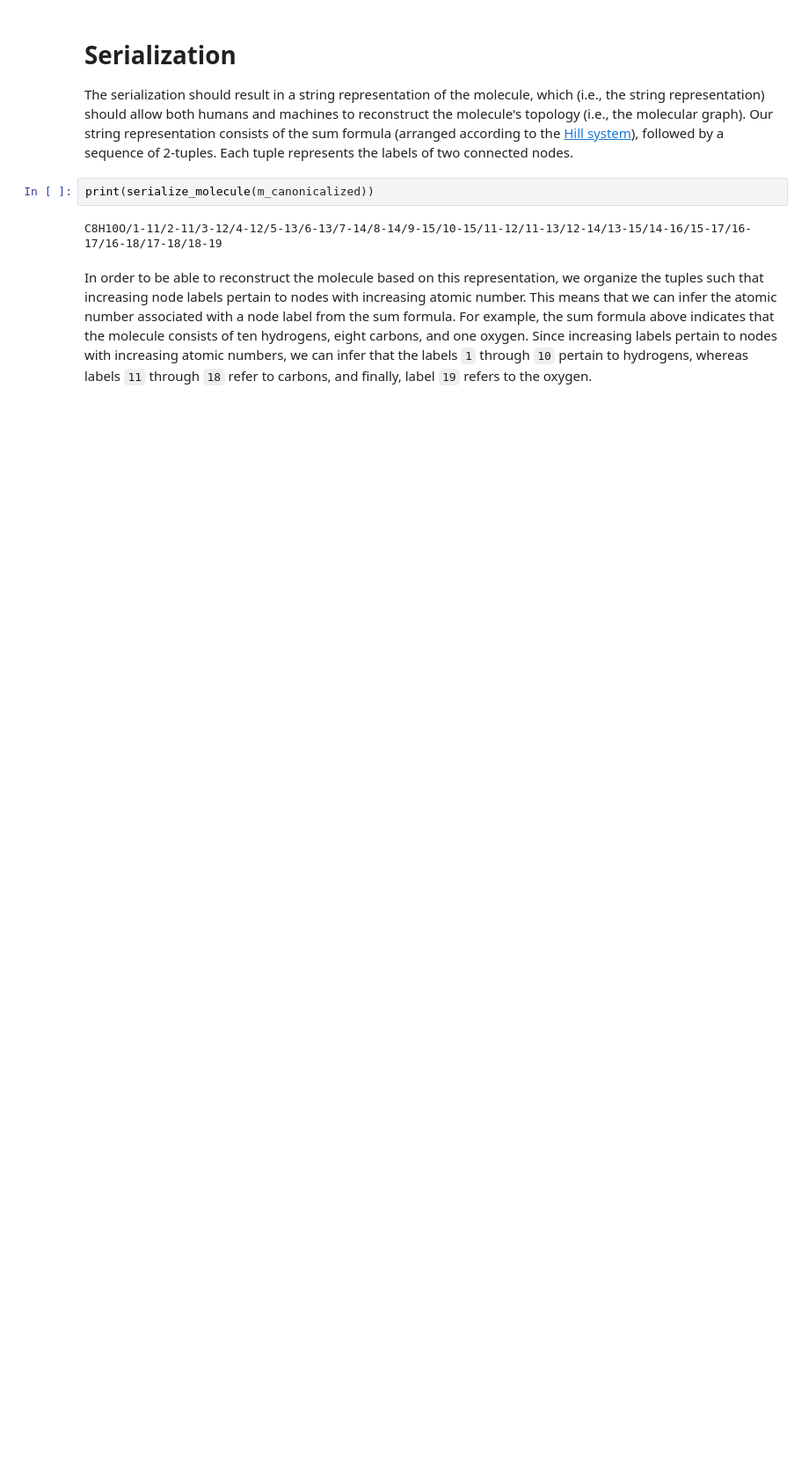
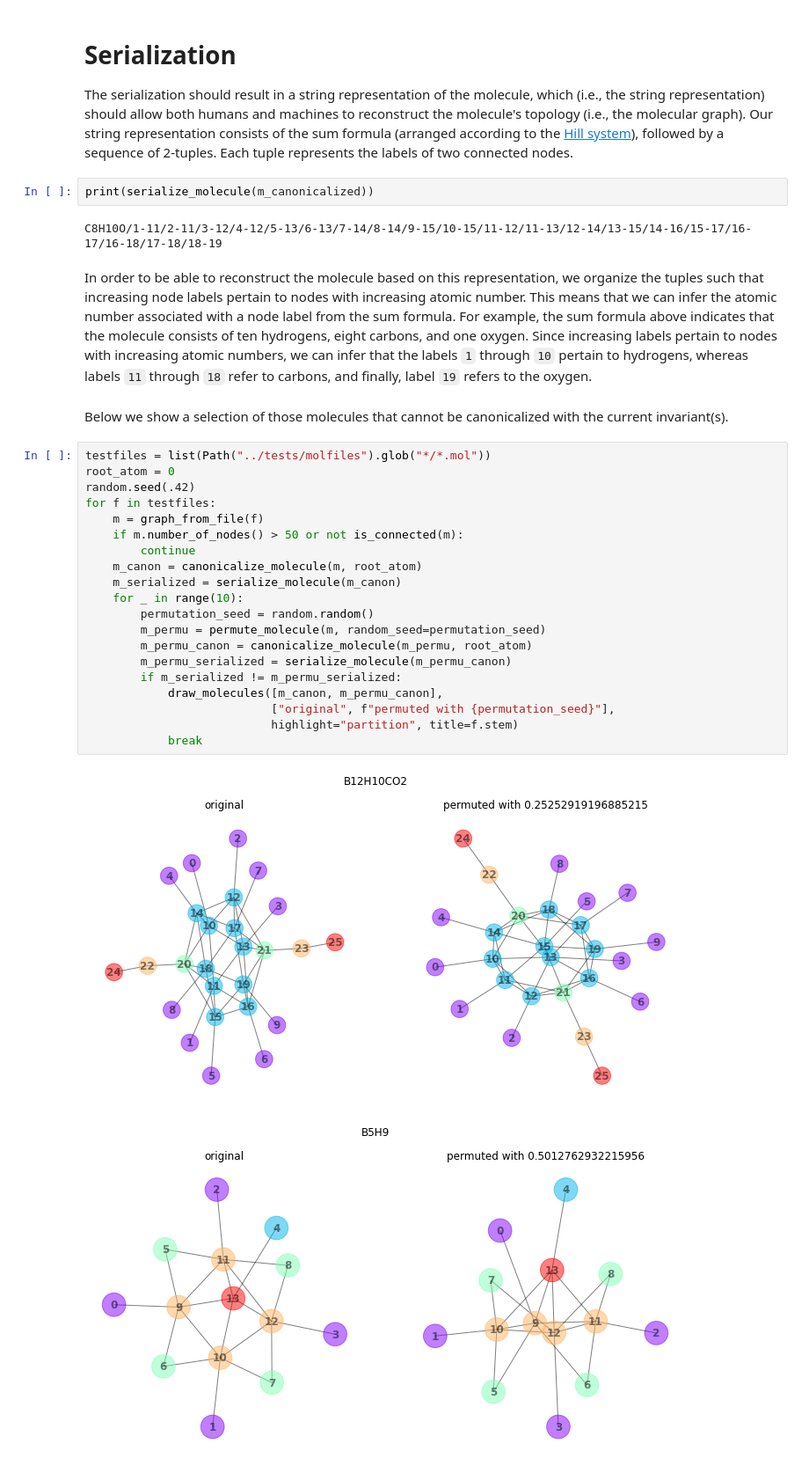
Before and after one commit to TUCAN-nest/TUCAN, a Jupyter notebook: docs/demo.ipynb, the cells around one changed output. Shown at 88% size. Saved outputs shown, nothing was run; the diff lists cells and outputs as text; blank space fills up the shorter version.

Commit message:
Plotted example molecules for which canonicalization fails.

```diff
--- a/docs/demo.ipynb
+++ b/docs/demo.ipynb
@@ -383,3 +382,28 @@ print(serialize_molecule(m_canonicalized))
 C8H10O/1-11/2-11/3-12/4-12/5-13/6-13/7-14/8-14/9-15/10-15/11-12/11-13/12-14/13-15/14-16/15-17/16-17/16-18/17-18/18-19
 # %% [markdown]
 In order to be able to reconstruct the molecule based on this representation, we organize the tuples such that increasing node labels pertain to nodes with increasing atomic number. This means that we can infer the atomic number associated with a node label from the sum formula. For example, the sum formula above indicates that the molecule consists of ten hydrogens, eight carbons, and one oxygen. Since increasing labels pertain to nodes with increasing atomic numbers, we can infer that the labels `1` through `10` pertain to hydrogens, whereas labels `11` through `18` refer to carbons, and finally, label `19` refers to the oxygen.
+# %% [markdown]
+Below we show a selection of those molecules that cannot be canonicalized with the current invariant(s).
+# %%
+testfiles = list(Path("../tests/molfiles").glob("*/*.mol"))
+root_atom = 0
+random.seed(.42)
+for f in testfiles:
+    m = graph_from_file(f)
+    if m.number_of_nodes() > 50 or not is_connected(m):
+        continue
+    m_canon = canonicalize_molecule(m, root_atom)
+    m_serialized = serialize_molecule(m_canon)
+    for _ in range(10):
+        permutation_seed = random.random()
+        m_permu = permute_molecule(m, random_seed=permutation_seed)
+        m_permu_canon = canonicalize_molecule(m_permu, root_atom)
+        m_permu_serialized = serialize_molecule(m_permu_canon)
+        if m_serialized != m_permu_serialized:
+            draw_molecules([m_canon, m_permu_canon],
+                           ["original", f"permuted with {permutation_seed}"],
+                           highlight="partition", title=f.stem)
+            break
+# %% [output]
+[figure, added]
+[figure, added]
```
Also changed, not shown: parts of 3 cells of this notebook.
